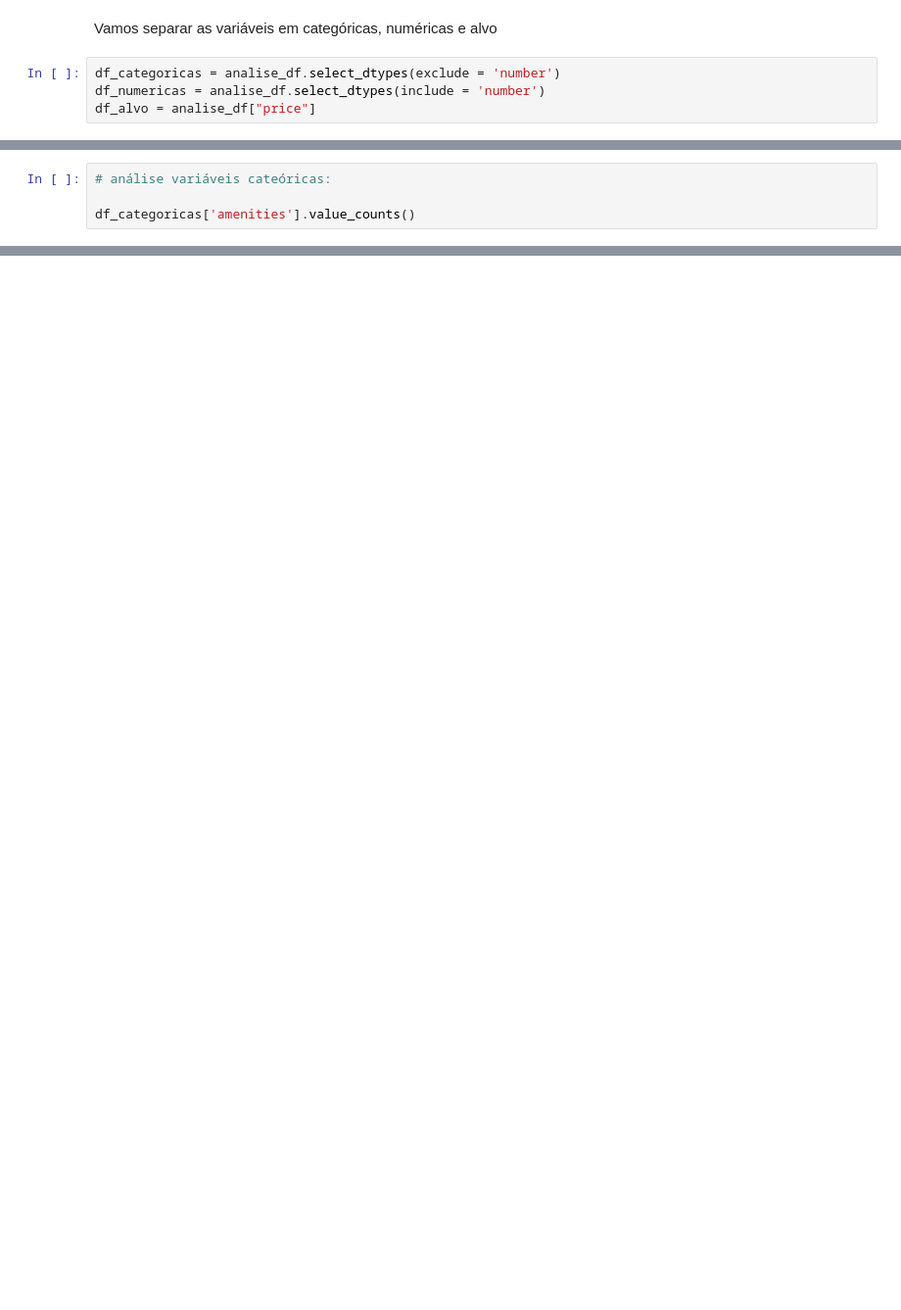
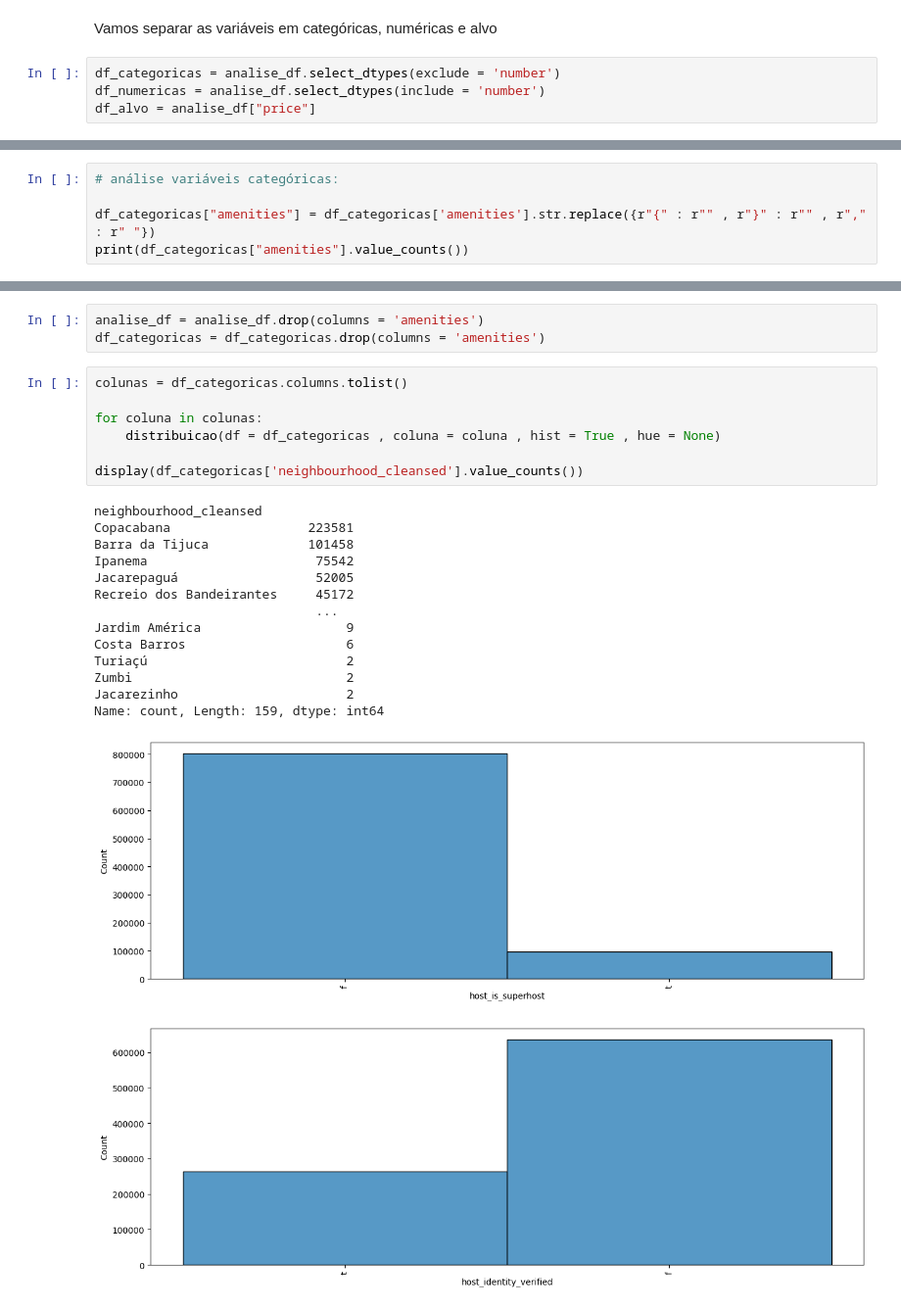
Before and after one commit to Miguel8219/Precos-Airbnb, a Jupyter notebook: main.ipynb, the cells around one changed output, grey strips where cells are left out. Shown at 98% size. Saved outputs shown, nothing was run; the diff lists cells and outputs as text; blank space fills up the shorter version.

```diff
--- a/main.ipynb
+++ b/main.ipynb
@@ -629,6 +629,7 @@ def box_price(coluna):
 # %%
-# análise variáveis cateóricas:
+# análise variáveis categóricas:
 
-df_categoricas['amenities'].value_counts()
+df_categoricas["amenities"] = df_categoricas['amenities'].str.replace({r"{" : r"" , r"}" : r"" , r"," : r" "})
+print(df_categoricas["amenities"].value_counts())
 # %% [output]
 amenities
@@ -646,0 +650,26 @@ Name: count, Length: 111288, dtype: int64
+# %%
+analise_df = analise_df.drop(columns = 'amenities')
+df_categoricas = df_categoricas.drop(columns = 'amenities')
+# %%
+colunas = df_categoricas.columns.tolist()
+
+for coluna in colunas:
+    distribuicao(df = df_categoricas , coluna = coluna , hist = True , hue = None)
+
+display(df_categoricas['neighbourhood_cleansed'].value_counts())
+# %% [output]
+neighbourhood_cleansed
+Copacabana                  223581
+Barra da Tijuca             101458
+Ipanema                      75542
+Jacarepaguá                  52005
+Recreio dos Bandeirantes     45172
+                             ...
+Jardim América                   9
+Costa Barros                     6
+Turiaçú                          2
+Zumbi                            2
+Jacarezinho                      2
+Name: count, Length: 159, dtype: int64
+[figure, added]
+[figure, added]
```
Also changed, not shown: parts of 101 cells of this notebook.
